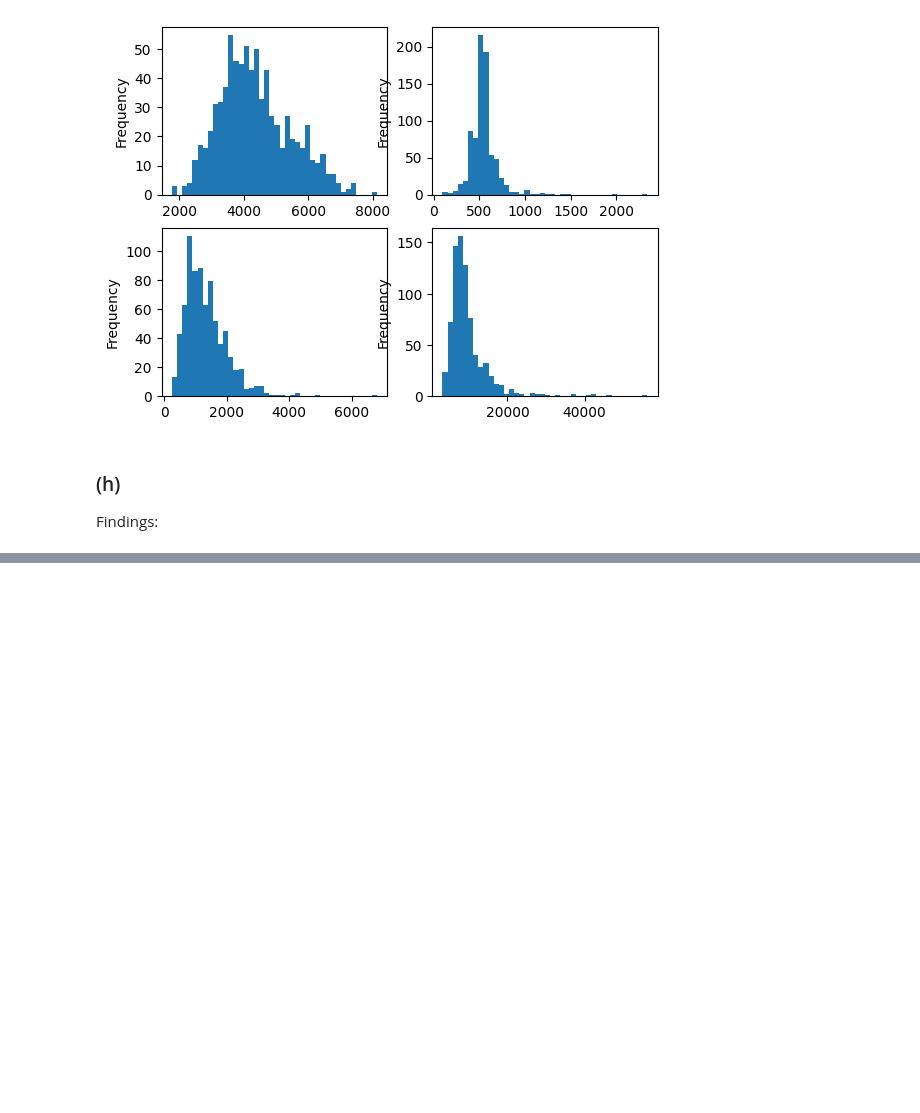
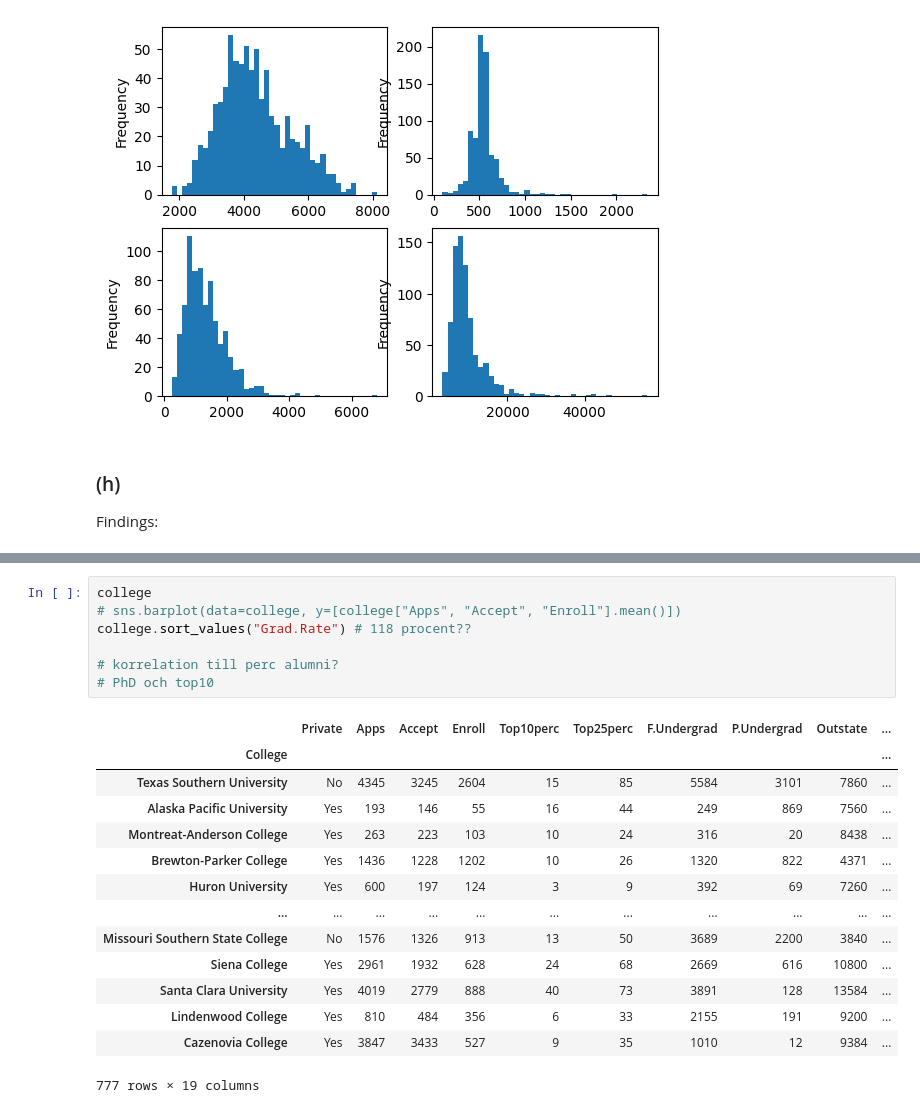
Before and after one commit to AlbotGoodman/databehandling-albot, a Jupyter notebook: Labs/lab.ipynb, the cells around one changed output, grey strips where cells are left out. Saved outputs shown, nothing was run; the diff lists cells and outputs as text; blank space fills up the shorter version.

```diff
--- a/Labs/lab.ipynb
+++ b/Labs/lab.ipynb
@@ -64,0 +93,22 @@ Findings:
+# %%
+college
+# sns.barplot(data=college, y=[college["Apps", "Accept", "Enroll"].mean()])
+college.sort_values("Grad.Rate") # 118 procent??
+
+# korrelation till perc alumni?
+# PhD och top10
+# %% [output]
+|  | Private | Apps | Accept | Enroll | Top10perc | Top25perc | F.Undergrad | P.Undergrad | Outstate | ... |
+| College |  |  |  |  |  |  |  |  |  | ... |
+| Texas Southern University | No | 4345 | 3245 | 2604 | 15 | 85 | 5584 | 3101 | 7860 | ... |
+| Alaska Pacific University | Yes | 193 | 146 | 55 | 16 | 44 | 249 | 869 | 7560 | ... |
+| Montreat-Anderson College | Yes | 263 | 223 | 103 | 10 | 24 | 316 | 20 | 8438 | ... |
+| Brewton-Parker College | Yes | 1436 | 1228 | 1202 | 10 | 26 | 1320 | 822 | 4371 | ... |
+| Huron University | Yes | 600 | 197 | 124 | 3 | 9 | 392 | 69 | 7260 | ... |
+| ... | ... | ... | ... | ... | ... | ... | ... | ... | ... | ... |
+| Missouri Southern State College | No | 1576 | 1326 | 913 | 13 | 50 | 3689 | 2200 | 3840 | ... |
+| Siena College | Yes | 2961 | 1932 | 628 | 24 | 68 | 2669 | 616 | 10800 | ... |
+| Santa Clara University | Yes | 4019 | 2779 | 888 | 40 | 73 | 3891 | 128 | 13584 | ... |
+| Lindenwood College | Yes | 810 | 484 | 356 | 6 | 33 | 2155 | 191 | 9200 | ... |
+| Cazenovia College | Yes | 3847 | 3433 | 527 | 9 | 35 | 1010 | 12 | 9384 | ... |
+777 rows × 19 columns
```
Also changed, not shown: parts of 4 cells of this notebook, 1 other file.
